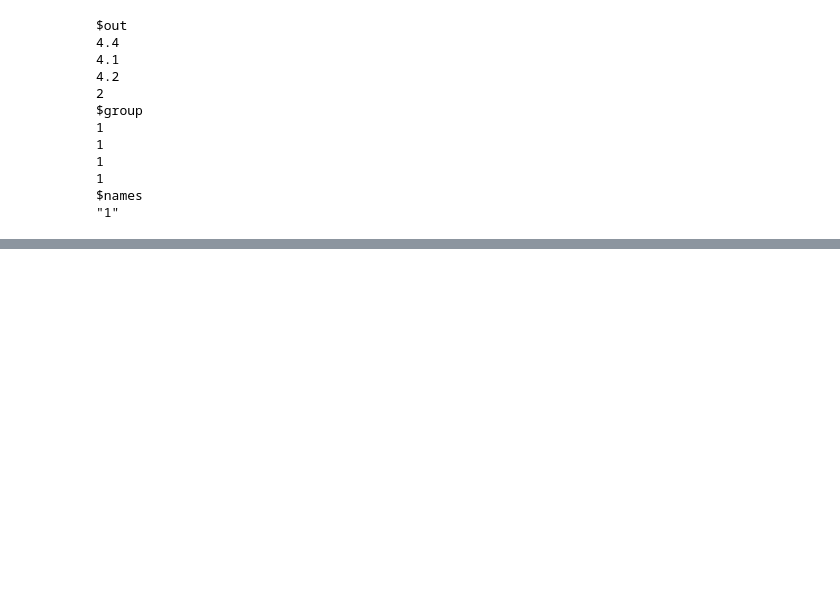
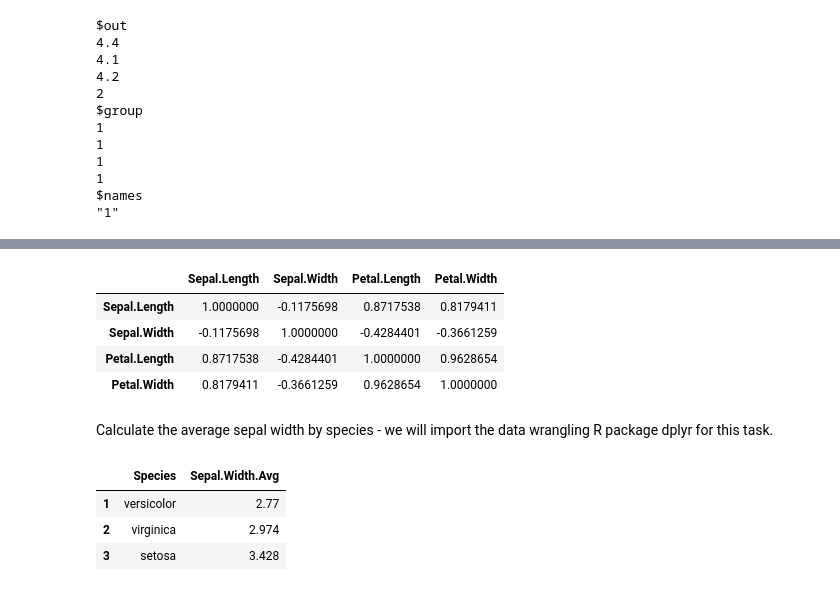
Before and after one commit to ltminty/Bioinformatics-and-R, a Jupyter notebook: Rbioinformatics.ipynb, the cells around one changed output, grey strips where cells are left out. Drawn from its saved outputs; the diff is of its cells as text; code cells hidden in the pictures; blank space fills up the shorter version.

```diff
--- a/Rbioinformatics.ipynb
+++ b/Rbioinformatics.ipynb
@@ -174,0 +195,10 @@ $names
+# %%
+cor(iris[,1:4])
+# %% [output]
+|  | Sepal.Length | Sepal.Width | Petal.Length | Petal.Width |
+| Sepal.Length | 1.0000000 | -0.1175698 | 0.8717538 | 0.8179411 |
+| Sepal.Width | -0.1175698 | 1.0000000 | -0.4284401 | -0.3661259 |
+| Petal.Length | 0.8717538 | -0.4284401 | 1.0000000 | 0.9628654 |
+| Petal.Width | 0.8179411 | -0.3661259 | 0.9628654 | 1.0000000 |
+# %% [markdown]
+Calculate the average sepal width by species - we will import the data wrangling R package dplyr for this task.
@@ -174,0 +207,10 @@ $names
+# %%
+iris %>%
+group_by(Species) %>%
+summarise(Sepal.Width.Avg = mean(Sepal.Width)) %>%
+arrange(Sepal.Width.Avg)
+# %% [output]
+|  | Species | Sepal.Width.Avg |
+| 1 | versicolor | 2.77 |
+| 2 | virginica | 2.974 |
+| 3 | setosa | 3.428 |
```
Also changed, not shown: parts of 11 cells of this notebook.
